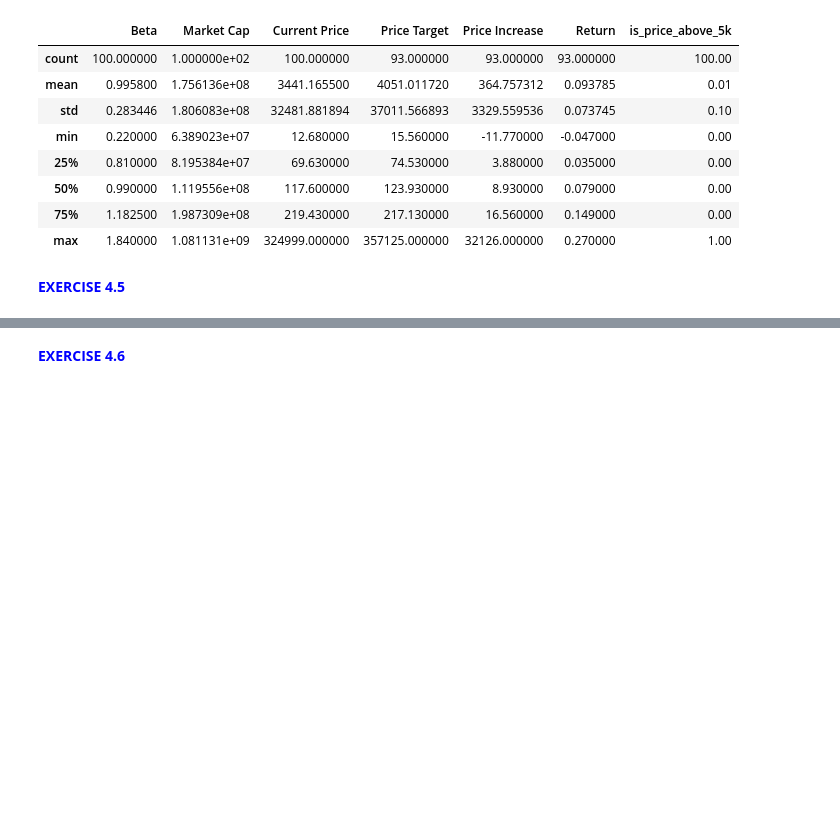
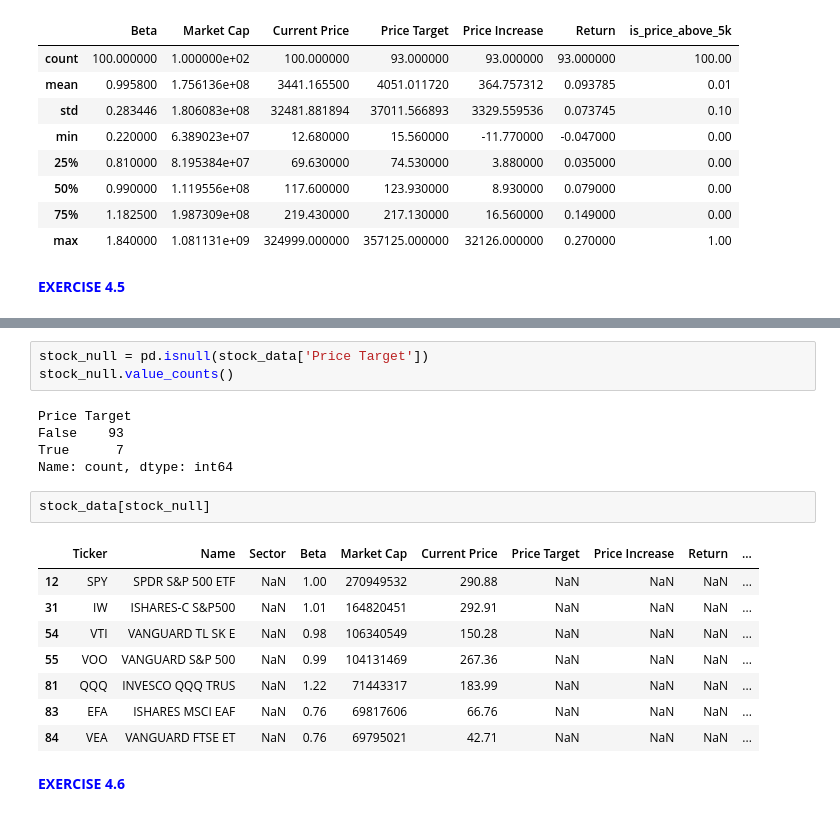
Before and after one commit to Brice-Dev-Lab/PyFi_Coursework, a Jupyter notebook: machine_learning/module_01/notebooks/ML 01. Jupyter Notebook.ipynb, the cells around one changed output, grey strips where cells are left out. Drawn from its saved outputs; the diff is of its cells as text; blank space fills up the shorter version.

```diff
--- a/machine_learning/module_01/notebooks/ML 01. Jupyter Notebook.ipynb
+++ b/machine_learning/module_01/notebooks/ML 01. Jupyter Notebook.ipynb
@@ -384,6 +384,25 @@ stock_data.describe()
 <font color = 'blue'> **EXERCISE 4.5** </font>
 # %% [markdown]
 ![Exercise 4.5](../figures/exercise_4_5.png)
+# %%
+stock_null = pd.isnull(stock_data['Price Target'])
+stock_null.value_counts()
+# %% [output]
+Price Target
+False    93
+True      7
+Name: count, dtype: int64
+# %%
+stock_data[stock_null]
+# %% [output]
+|  | Ticker | Name | Sector | Beta | Market Cap | Current Price | Price Target | Price Increase | Return | ... |
+| 12 | SPY | SPDR S&P 500 ETF | NaN | 1.00 | 270949532 | 290.88 | NaN | NaN | NaN | ... |
+| 31 | IW | ISHARES-C S&P500 | NaN | 1.01 | 164820451 | 292.91 | NaN | NaN | NaN | ... |
+| 54 | VTI | VANGUARD TL SK E | NaN | 0.98 | 106340549 | 150.28 | NaN | NaN | NaN | ... |
+| 55 | VOO | VANGUARD S&P 500 | NaN | 0.99 | 104131469 | 267.36 | NaN | NaN | NaN | ... |
+| 81 | QQQ | INVESCO QQQ TRUS | NaN | 1.22 | 71443317 | 183.99 | NaN | NaN | NaN | ... |
+| 83 | EFA | ISHARES MSCI EAF | NaN | 0.76 | 69817606 | 66.76 | NaN | NaN | NaN | ... |
+| 84 | VEA | VANGUARD FTSE ET | NaN | 0.76 | 69795021 | 42.71 | NaN | NaN | NaN | ... |
 # %% [markdown]
 <font color = 'blue'> **EXERCISE 4.6** </font>
 # %% [markdown]
```
Also changed, not shown: parts of 7 cells of this notebook, 1 other file.
